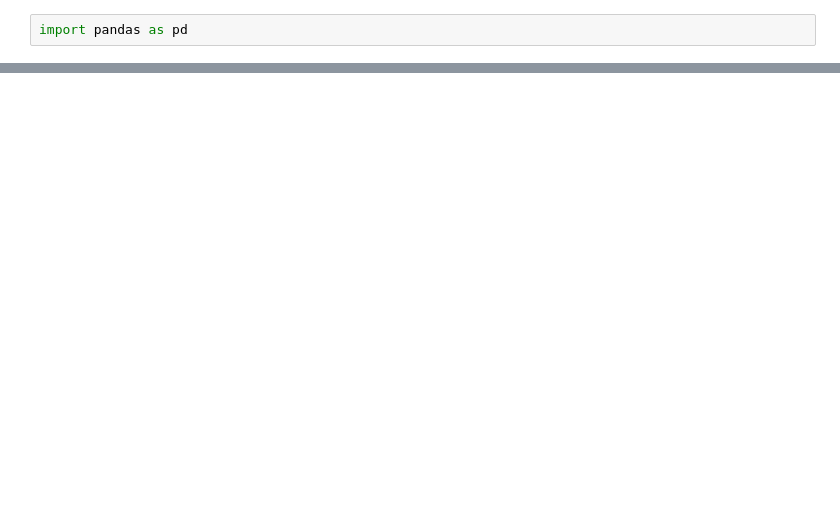
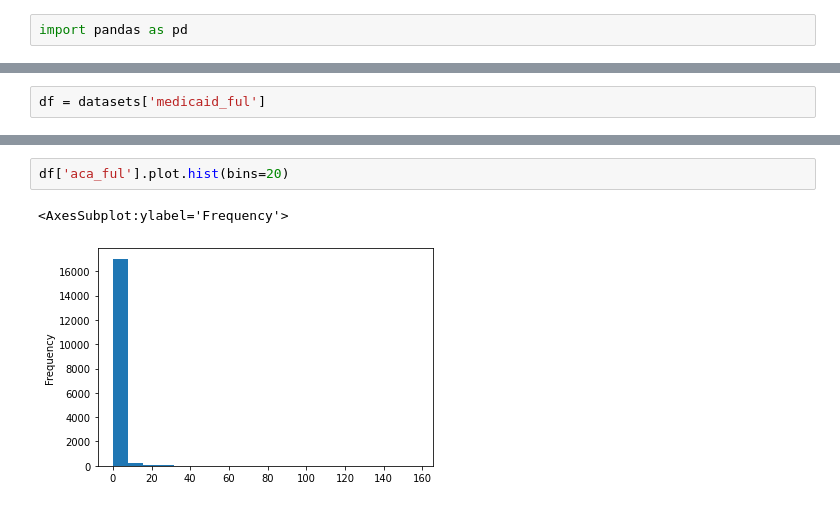
Before and after one commit to pwingo/cms-part-d-formulary, a Jupyter notebook: analysis.ipynb, the cells around one changed output, grey strips where cells are left out. Saved outputs shown, nothing was run; the diff lists cells and outputs as text; blank space fills up the shorter version.

```diff
--- a/analysis.ipynb
+++ b/analysis.ipynb
@@ -41,0 +184,2 @@ ltcp.head()
+# %%
+df = datasets['medicaid_ful']
@@ -41,0 +195,5 @@ ltcp.head()
+# %%
+df['aca_ful'].plot.hist(bins=20)
+# %% [output]
+<AxesSubplot:ylabel='Frequency'>
+[figure, added]
```
Also changed, not shown: parts of 23 cells of this notebook.
